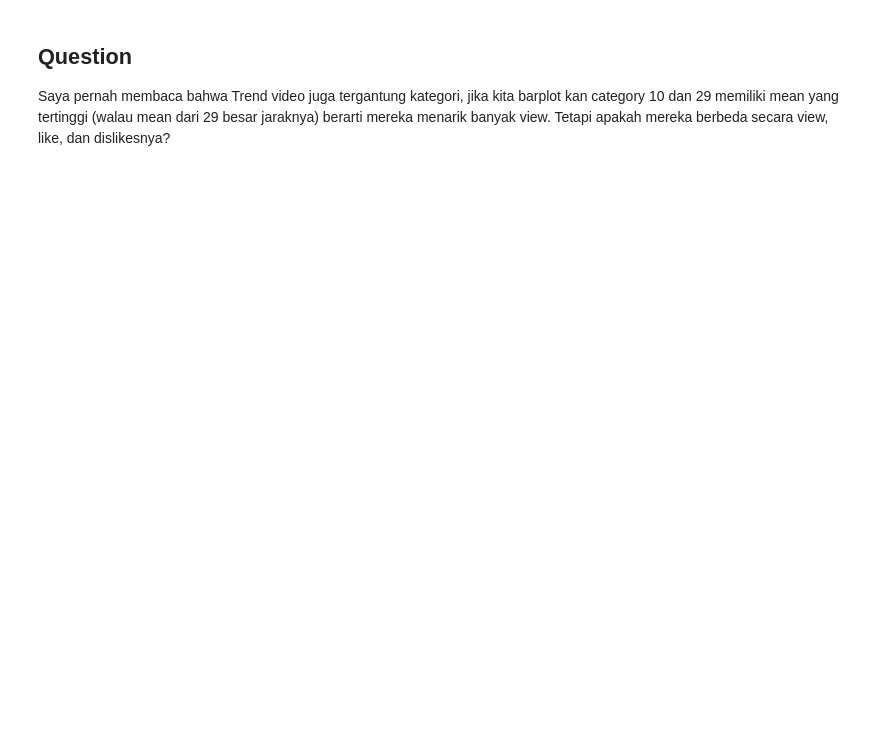
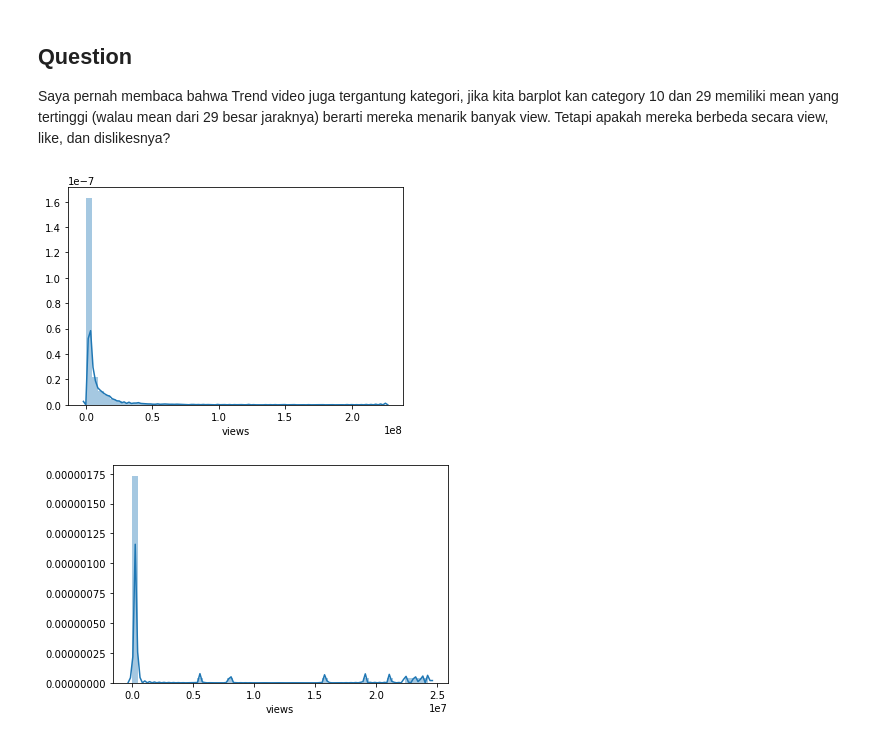
Before and after one commit to rahmanfp21/JC-DS-JKT-07, a Jupyter notebook: Seaborn_stat.ipynb, the cells around one changed output. Cells and saved outputs as stored; diff of their text form; code cells hidden in the pictures; blank space fills up the shorter version.

```diff
--- a/Seaborn_stat.ipynb
+++ b/Seaborn_stat.ipynb
@@ -507,0 +521,8 @@ Saya pernah membaca bahwa Trend video juga tergantung kategori, jika kita barplo
+# %%
+sns.distplot(youtube_10['views'])
+plt.show()
+sns.distplot(youtube_29['views'])
+plt.show()
+# %% [output]
+[figure, added]
+[figure, added]
```
Also changed, not shown: parts of 43 cells of this notebook.
